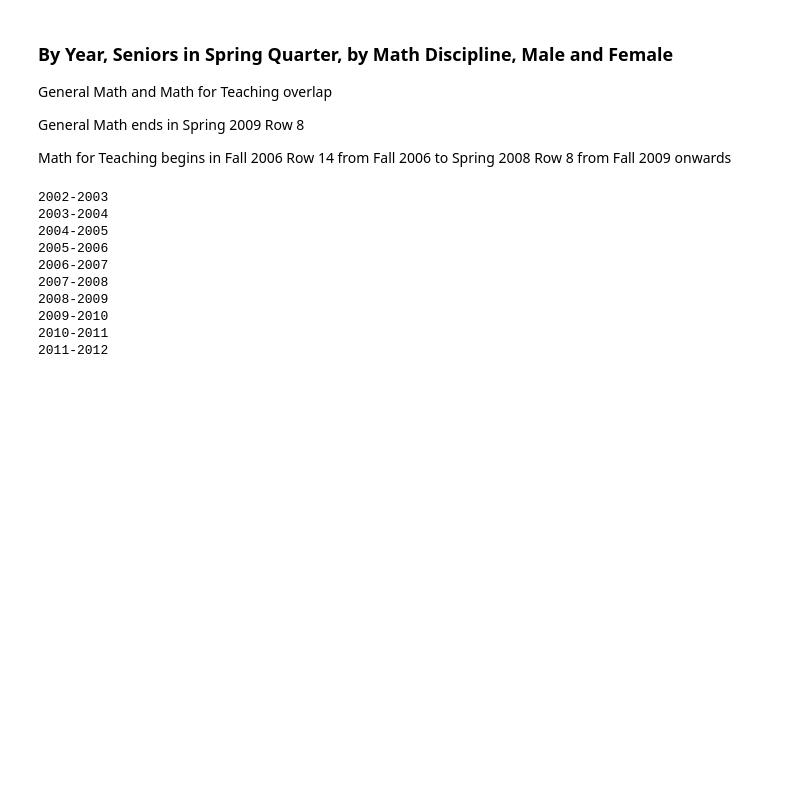
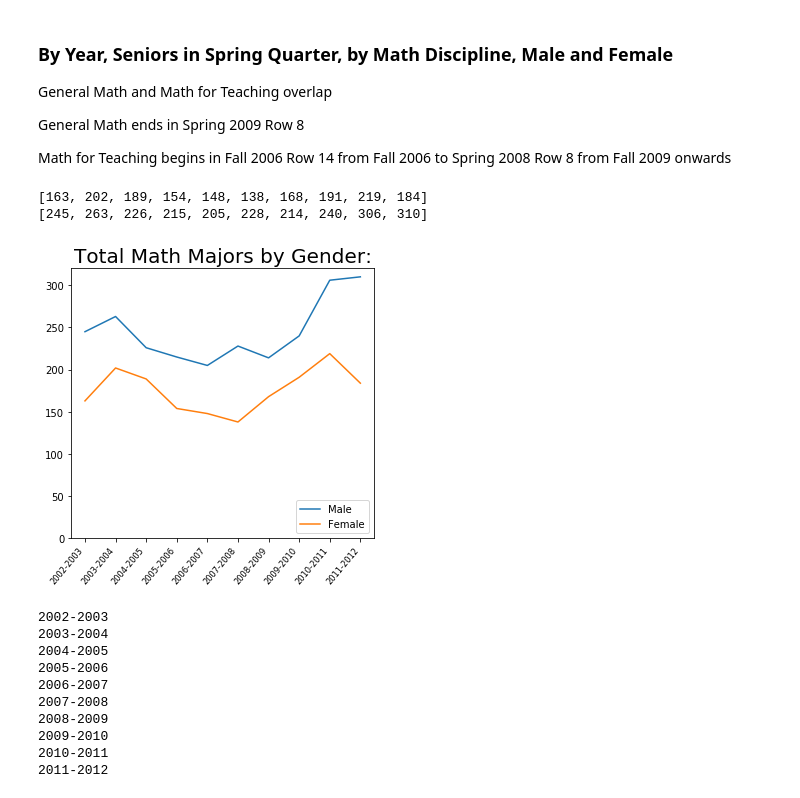
Before and after one commit to vivnlamb/DataAnalysis_UCLA_Math-Gender, a Jupyter notebook: UCLA_Math_Gender.ipynb, the cells around one changed output. Saved outputs shown, nothing was run; the diff lists cells and outputs as text; code cells hidden in the pictures; blank space fills up the shorter version.

```diff
--- a/UCLA_Math_Gender.ipynb
+++ b/UCLA_Math_Gender.ipynb
@@ -53,6 +53,39 @@ Row 8
 Math for Teaching begins in Fall 2006
 Row 14 from Fall 2006 to Spring 2008
 Row 8 from Fall 2009 onwards
+# %%
+tot_female = [] #total female and male students each year
+tot_male = []
+
+for year in df_list:
+        lad = int([year][0][5].loc[2][6])
+        tot_male.append(lad)
+
+        lass = int([year][0][5].loc[2][7])
+        tot_female.append(lass)
+
+print(tot_female)
+print(tot_male)
+# %% [output]
+[163, 202, 189, 154, 148, 138, 168, 191, 219, 184]
+[245, 263, 226, 215, 205, 228, 214, 240, 306, 310]
+# %%
+
+fig = plt.figure(figsize=(5, 5))
+
+plt.plot(x_year, tot_male, label = 'Male')
+plt.plot(x_year, tot_female, label = 'Female')
+
+plt.xticks(x_year, rotation=50, ha='right', fontweight='light', fontsize='small')
+
+plt.ylim([0,320])
+
+plt.title("Total Math Majors by Gender:", size=20)
+plt.legend(loc='lower right')
+fig.tight_layout()
+plt.show()
+# %% [output]
+[figure, added]
 # %%
 #List to store male/female students by specialization
 
```
Also changed, not shown: parts of 3 cells of this notebook.
